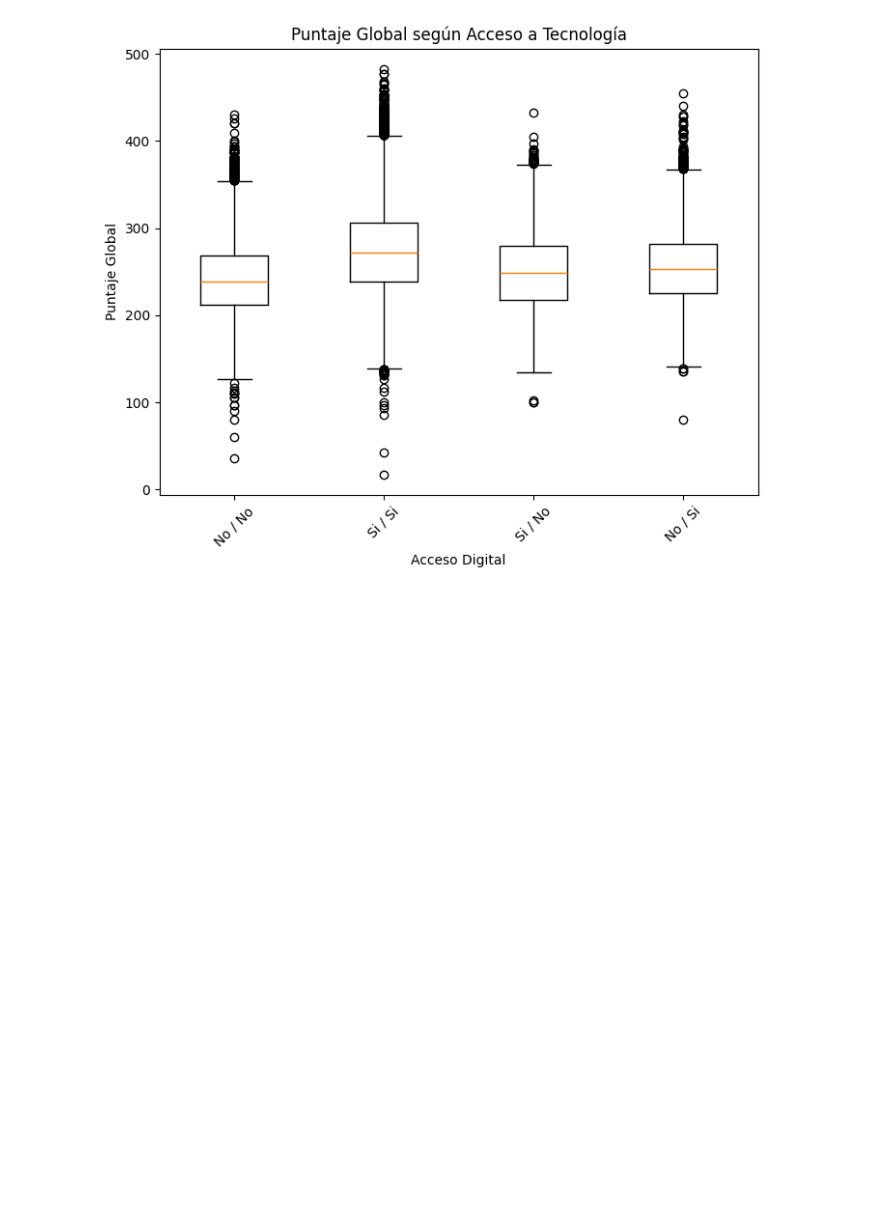
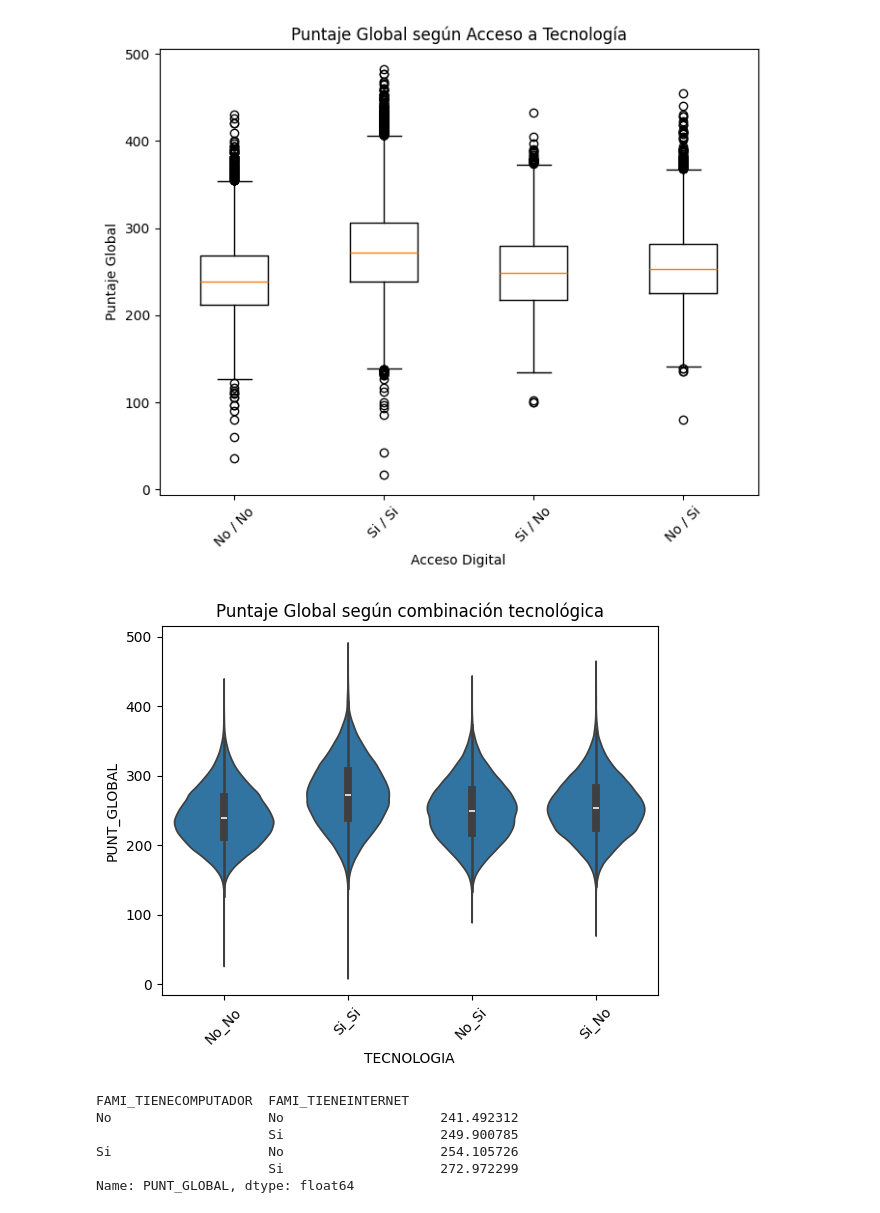
Before and after one commit to isabellagomez2003-sys/Proyecto-1, a Jupyter notebook: pregunta2(Dani).ipynb, the cells around one changed output. Saved outputs shown, nothing was run; the diff lists cells and outputs as text; code cells hidden in the pictures; blank space fills up the shorter version.

```diff
--- a/pregunta2(Dani).ipynb
+++ b/pregunta2(Dani).ipynb
@@ -386,3 +478,30 @@ plt.ylabel("Puntaje Global")
 plt.show()
 # %% [output]
 [figure]
+# %%
+#brecha tecnologica en diagramas de violin
+df["TECNOLOGIA"] = df["FAMI_TIENECOMPUTADOR"] + "_" + df["FAMI_TIENEINTERNET"]
+
+#figura, titulo y etiquetas
+plt.figure()
+sns.violinplot(x="TECNOLOGIA", y="PUNT_GLOBAL", data=df)
+plt.xticks(rotation=45)
+plt.title("Puntaje Global según combinación tecnológica")
+plt.show()
+# %% [output]
+[figure, added]
+# %%
+#combinación de la brecha tecnologica
+
+df.groupby("FAMI_TIENECOMPUTADOR")["PUNT_GLOBAL"].mean()
+df.groupby("FAMI_TIENEINTERNET")["PUNT_GLOBAL"].mean()
+df.groupby("FAMI_ESTRATOVIVIENDA")["PUNT_GLOBAL"].mean()
+
+df.groupby(["FAMI_TIENECOMPUTADOR", "FAMI_TIENEINTERNET"])["PUNT_GLOBAL"].mean()
+# %% [output]
+FAMI_TIENECOMPUTADOR  FAMI_TIENEINTERNET
+No                    No                    241.492312
+                      Si                    249.900785
+Si                    No                    254.105726
+                      Si                    272.972299
+Name: PUNT_GLOBAL, dtype: float64
```
Also changed, not shown: parts of 16 cells of this notebook.
